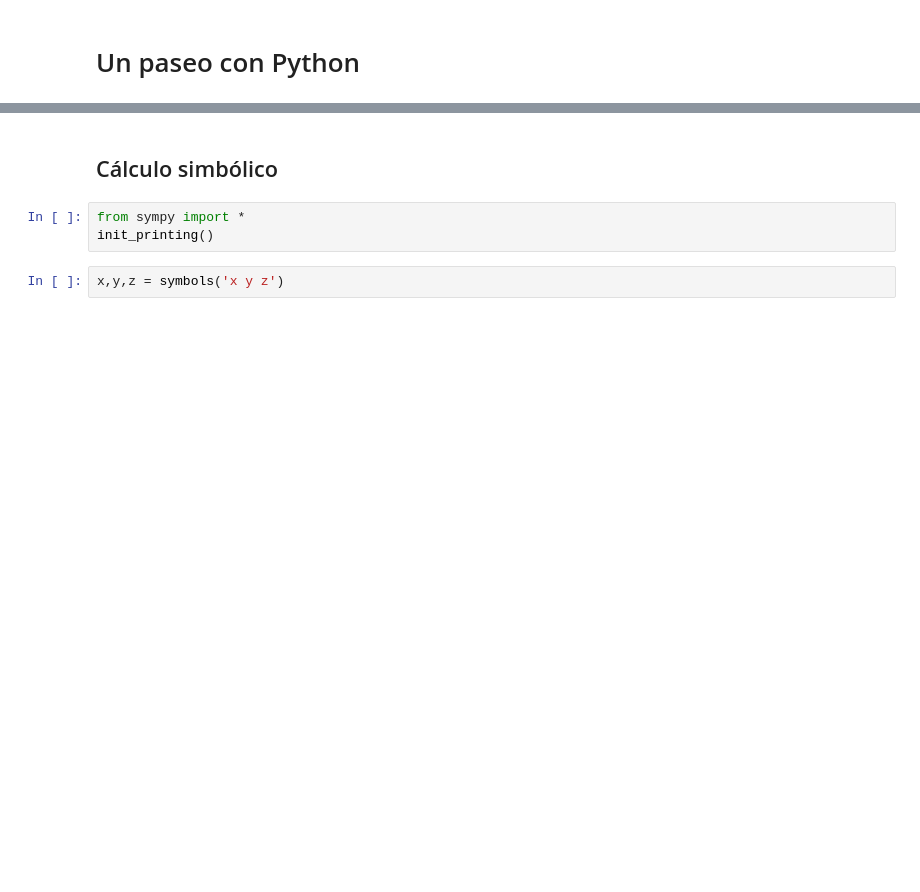
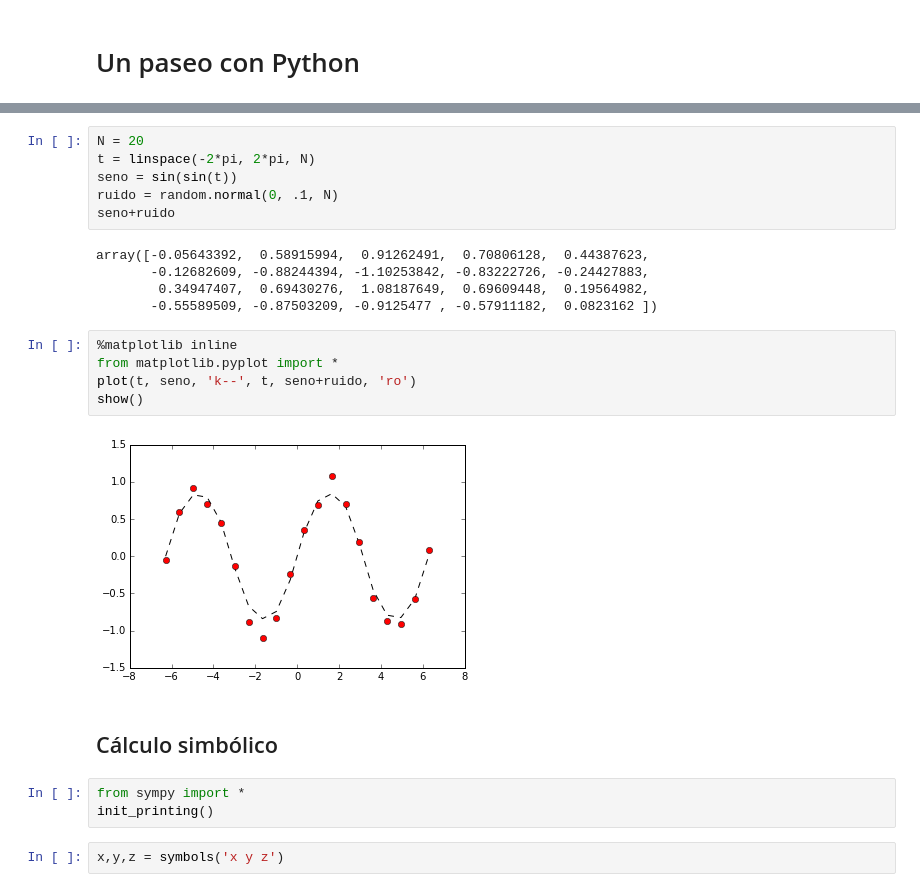
Before and after one commit to FranciscoMoya/informatica, a Jupyter notebook: notebooks/Paseo.ipynb, the cells around one changed output, grey strips where cells are left out. Saved outputs shown, nothing was run; the diff lists cells and outputs as text; blank space fills up the shorter version.

```diff
--- a/notebooks/Paseo.ipynb
+++ b/notebooks/Paseo.ipynb
@@ -3,3 +62,21 @@
+# %%
+N = 20
+t = linspace(-2*pi, 2*pi, N)
+seno = sin(sin(t))
+ruido = random.normal(0, .1, N)
+seno+ruido
+# %% [output]
+array([-0.05643392,  0.58915994,  0.91262491,  0.70806128,  0.44387623,
+       -0.12682609, -0.88244394, -1.10253842, -0.83222726, -0.24427883,
+        0.34947407,  0.69430276,  1.08187649,  0.69609448,  0.19564982,
+       -0.55589509, -0.87503209, -0.9125477 , -0.57911182,  0.0823162 ])
+# %%
+%matplotlib inline
+from matplotlib.pyplot import *
+plot(t, seno, 'k--', t, seno+ruido, 'ro')
+show()
+# %% [output]
+[figure, added]
 # %% [markdown]
 ## Cálculo simbólico
 # %%
```
Also changed, not shown: parts of 15 cells of this notebook, 2 other files.
